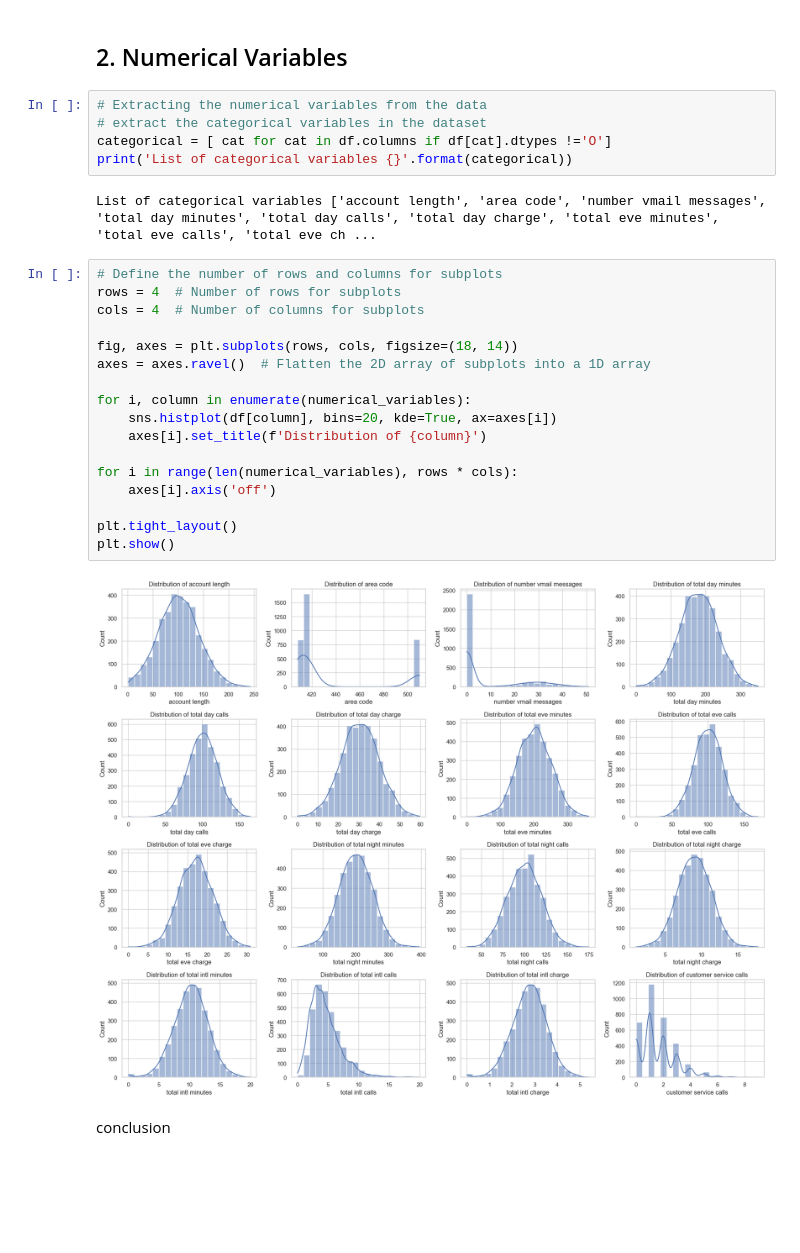
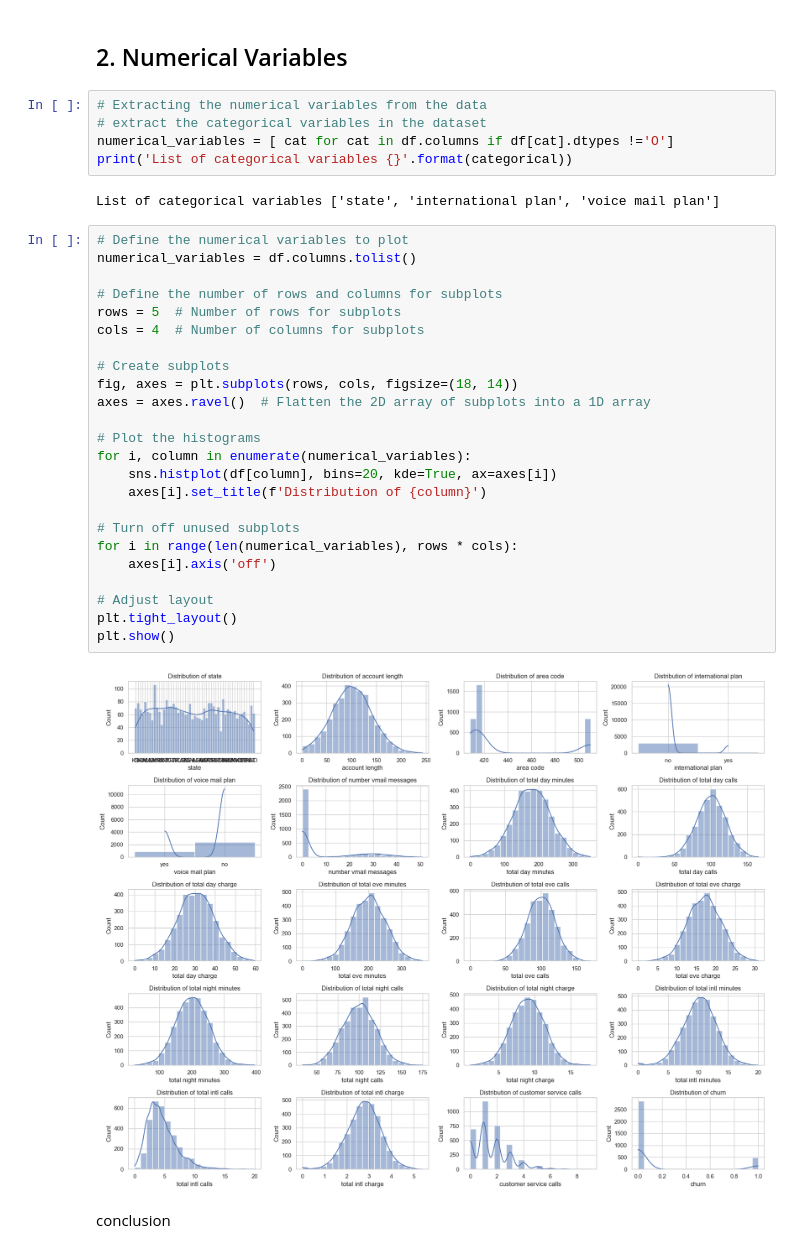
Before and after one commit to MitchMatt/SyriaTel-Customer-Churn, a Jupyter notebook: index.ipynb, the cells around one changed output. Saved outputs shown, nothing was run; the diff lists cells and outputs as text; blank space fills up the shorter version.

```diff
--- a/index.ipynb
+++ b/index.ipynb
@@ -257,29 +232,36 @@ for feature in categorical:
 # %%
 # Extracting the numerical variables from the data
 # extract the categorical variables in the dataset
-categorical = [ cat for cat in df.columns if df[cat].dtypes !='O']
+numerical_variables = [ cat for cat in df.columns if df[cat].dtypes !='O']
 print('List of categorical variables {}'.format(categorical))
 # %% [output]
-List of categorical variables ['account length', 'area code', 'number vmail messages', 'total day minutes', 'total day calls', 'total day charge', 'total eve minutes', 'total eve calls', 'total eve ch ...
+List of categorical variables ['state', 'international plan', 'voice mail plan']
 # %%
+# Define the numerical variables to plot
+numerical_variables = df.columns.tolist()
+
 # Define the number of rows and columns for subplots
-rows = 4  # Number of rows for subplots
+rows = 5  # Number of rows for subplots
 cols = 4  # Number of columns for subplots
 
+# Create subplots
 fig, axes = plt.subplots(rows, cols, figsize=(18, 14))
 axes = axes.ravel()  # Flatten the 2D array of subplots into a 1D array
 
+# Plot the histograms
 for i, column in enumerate(numerical_variables):
     sns.histplot(df[column], bins=20, kde=True, ax=axes[i])
     axes[i].set_title(f'Distribution of {column}')
 
+# Turn off unused subplots
 for i in range(len(numerical_variables), rows * cols):
     axes[i].axis('off')
 
+# Adjust layout
 plt.tight_layout()
 plt.show()
 # %% [output]
-[figure, old version]
+[figure, new version]
 # %% [markdown]
 conclusion
 # %% [markdown]
```
Also changed, not shown: parts of 23 cells of this notebook.
